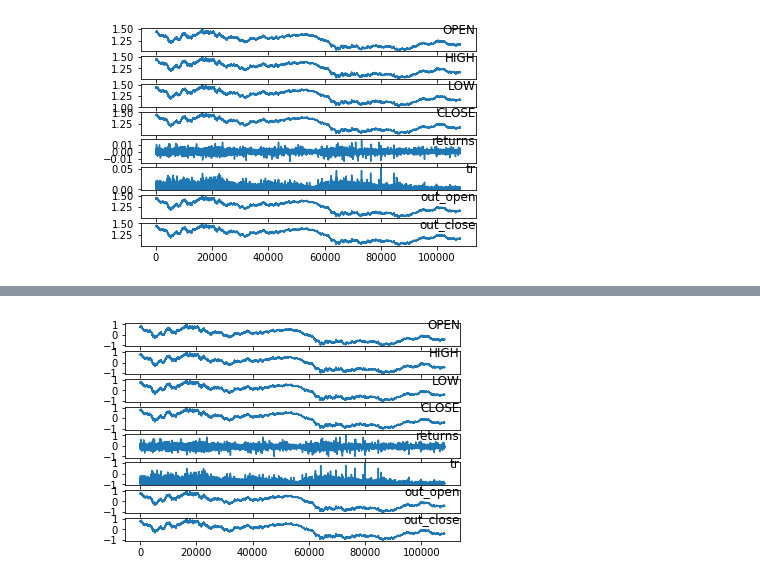
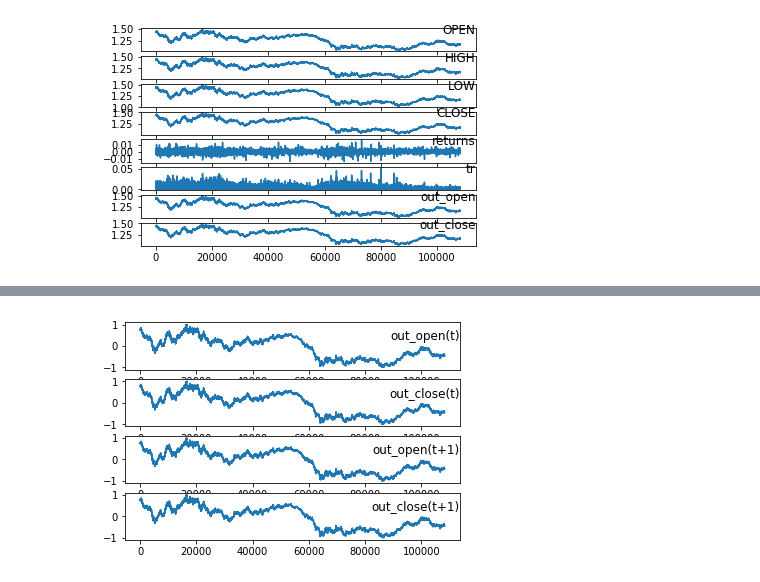
Before and after one commit to raulMrello/MachineLearning_for_Trading, a Jupyter notebook: OHLC2OC_predictor.ipynb, the cells around one changed output, grey strips where cells are left out. Saved outputs shown, nothing was run; the diff lists cells and outputs as text; code cells hidden in the pictures.

```diff
--- a/OHLC2OC_predictor.ipynb
+++ b/OHLC2OC_predictor.ipynb
@@ -160,11 +205,12 @@ plt.show()
 # %%
 # Creo los scalers de cada columna (entradas y salidas)
-values = dfapp.values
+values = sts_df.values
 values = values.astype('float32')
 scaler = preprocessing.MinMaxScaler(feature_range=(-1, 1))
 values = scaler.fit_transform(values)
 
 # actualizo el dataframe
-df_scaled = pd.DataFrame(data=values, columns=dfapp.columns)
-df_scaled.head()
+sts_df = pd.DataFrame(data=values, columns=sts_df.columns)
+sts_values = sts_df.values
+sts_df.head()
 # %% [output]
@@ -177,9 +224,12 @@ df_scaled.head()
 # %%
 # Visualiza muestras en Matplotlib
 plt.figure()
-for col in range(len(dfapp.columns)):
-	plt.subplot(len(dfapp.columns), 1, col+1)
-	plt.plot(values[:, col])
-	plt.title(dfapp.columns[col], y=0.5, loc='right')
+items = num_outputs*num_out_steps
+icol = 1
+for col in range(len(sts_df.columns)-items, len(sts_df.columns)):
+  plt.subplot(items, 1, icol)
+  plt.plot(values[:, col])
+  plt.title(sts_df.columns[col], y=0.5, loc='right')
+  icol += 1
 # %% [output]
-[figure, old version]
+[figure, new version]
```
Also changed, not shown: parts of 16 cells of this notebook, 15 other files.
